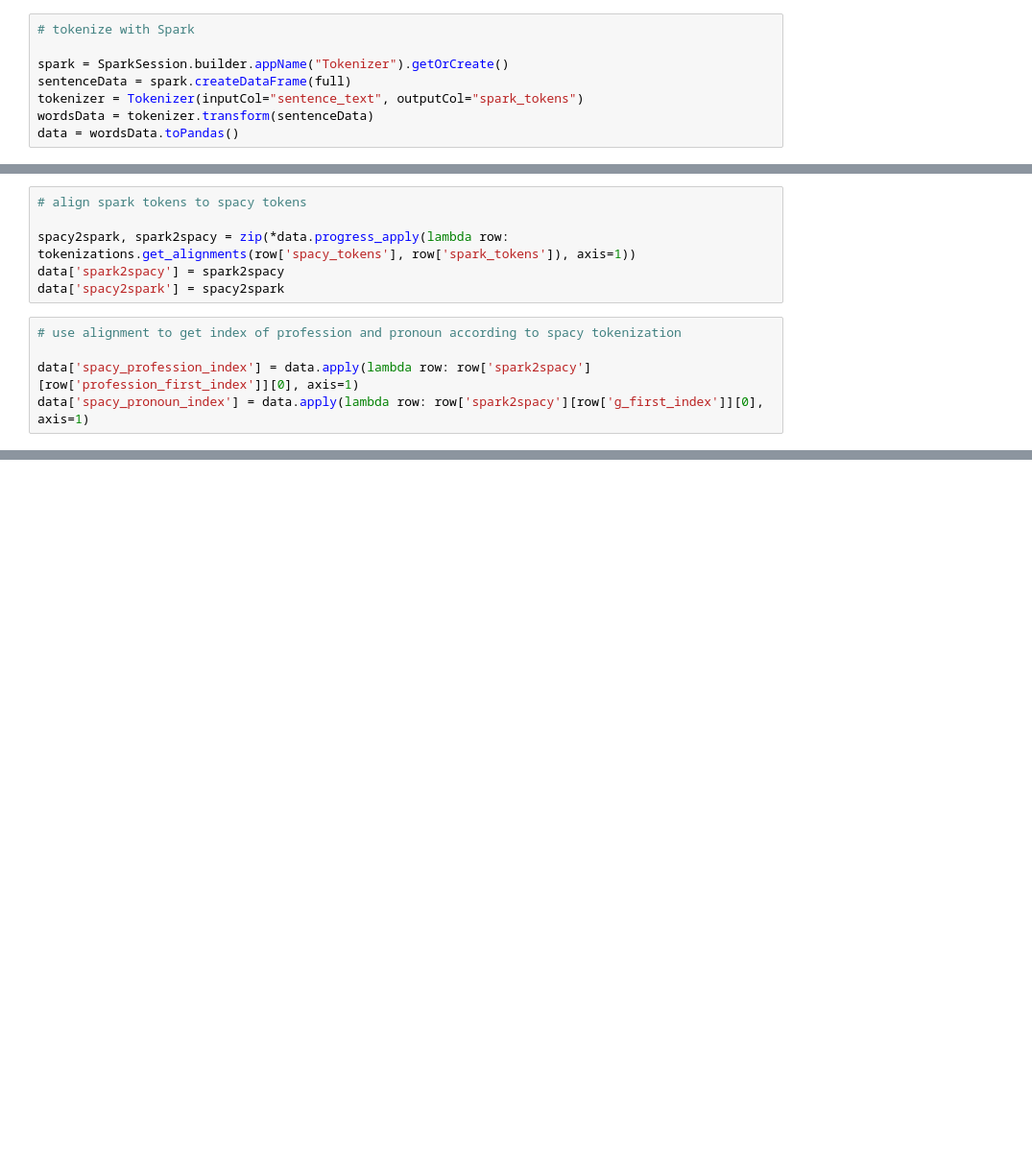
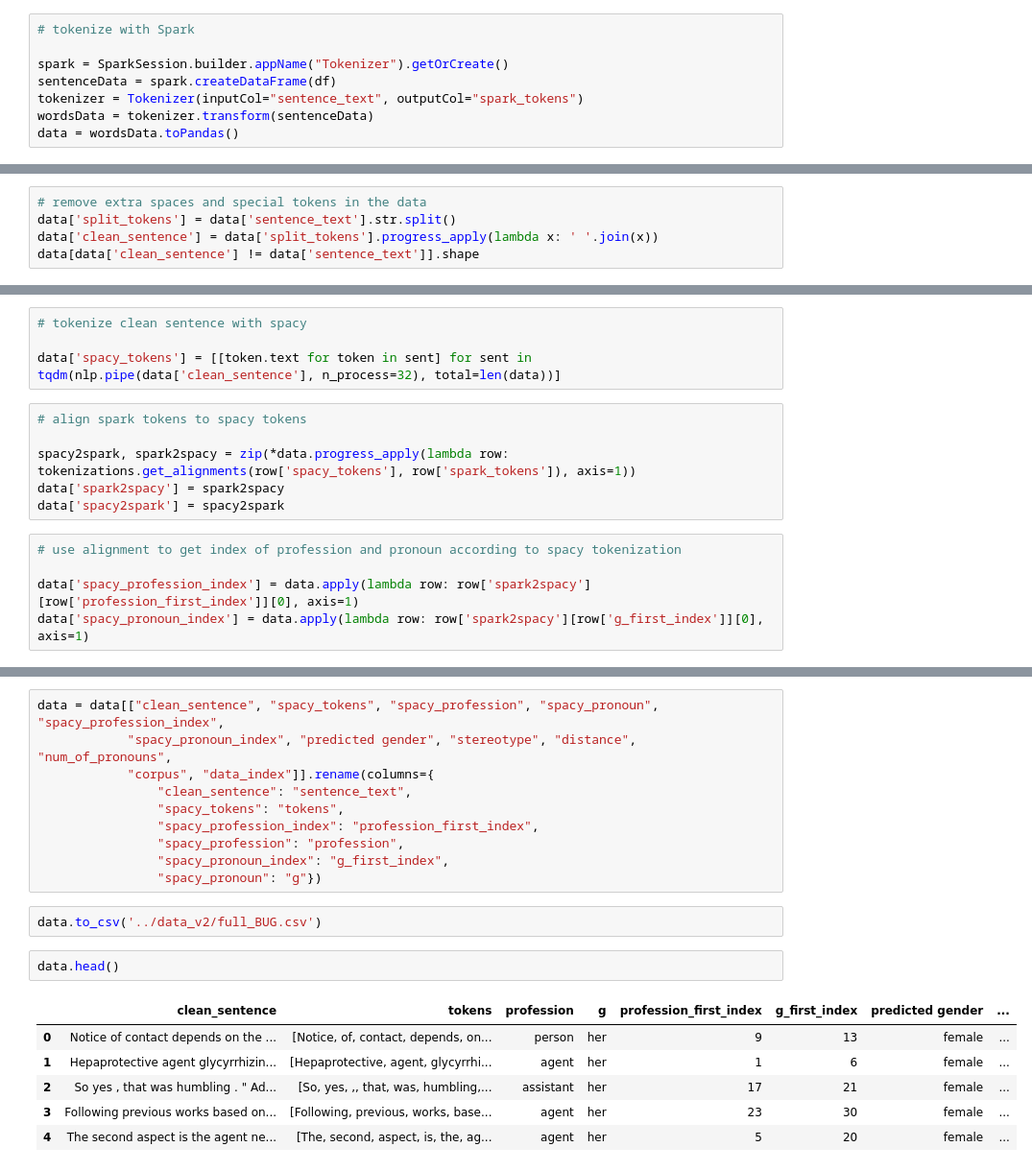
Before and after one commit to ariecattan/BUG, a Jupyter notebook: notebooks/fix_token_ids.ipynb, the cells around one changed output, grey strips where cells are left out. Shown at 96% size. Saved outputs shown, nothing was run; the diff lists cells and outputs as text; blank space fills up the shorter version.

Commit message:
remove additional spaces and unicde characters

```diff
--- a/notebooks/fix_token_ids.ipynb
+++ b/notebooks/fix_token_ids.ipynb
@@ -62,7 +132,7 @@ full[full['profession'] != full['spacy_profession']].shape
 # tokenize with Spark
 
 spark = SparkSession.builder.appName("Tokenizer").getOrCreate()
-sentenceData = spark.createDataFrame(full)
+sentenceData = spark.createDataFrame(df)
 tokenizer = Tokenizer(inputCol="sentence_text", outputCol="spark_tokens")
 wordsData = tokenizer.transform(sentenceData)
 data = wordsData.toPandas()
@@ -136,3 +203,8 @@ data.head()
 # %%
 ## spark tokenization is not good because it automatically lowers all tokens
 ## add alignment with spacy and get new token_id for both profession and pronoun
+# %%
+# remove extra spaces and special tokens in the data
+data['split_tokens'] = data['sentence_text'].str.split()
+data['clean_sentence'] = data['split_tokens'].progress_apply(lambda x: ' '.join(x))
+data[data['clean_sentence'] != data['sentence_text']].shape
@@ -139,3 +213,7 @@ data.head()
+# %%
+# tokenize clean sentence with spacy
+
+data['spacy_tokens'] = [[token.text for token in sent] for sent in tqdm(nlp.pipe(data['clean_sentence'], n_process=32), total=len(data))]
 # %%
 # align spark tokens to spacy tokens
 
@@ -166,0 +256,21 @@ data.head()
+# %%
+data = data[["clean_sentence", "spacy_tokens", "spacy_profession", "spacy_pronoun", "spacy_profession_index",
+            "spacy_pronoun_index", "predicted gender", "stereotype", "distance", "num_of_pronouns",
+            "corpus", "data_index"]].rename(columns={
+                "clean_sentence": "sentence_text",
+                "spacy_tokens": "tokens",
+                "spacy_profession_index": "profession_first_index",
+                "spacy_profession": "profession",
+                "spacy_pronoun_index": "g_first_index",
+                "spacy_pronoun": "g"})
+# %%
+data.to_csv('../data_v2/full_BUG.csv')
+# %%
+data.head()
+# %% [output]
+|  | clean_sentence | tokens | profession | g | profession_first_index | g_first_index | predicted gender | ... |
+| 0 | Notice of contact depends on the ... | [Notice, of, contact, depends, on... | person | her | 9 | 13 | female | ... |
+| 1 | Hepaprotective agent glycyrrhizin... | [Hepaprotective, agent, glycyrrhi... | agent | her | 1 | 6 | female | ... |
+| 2 | So yes , that was humbling . " Ad... | [So, yes, ,, that, was, humbling,... | assistant | her | 17 | 21 | female | ... |
+| 3 | Following previous works based on... | [Following, previous, works, base... | agent | her | 23 | 30 | female | ... |
+| 4 | The second aspect is the agent ne... | [The, second, aspect, is, the, ag... | agent | her | 5 | 20 | female | ... |
```
Also changed, not shown: parts of 22 cells of this notebook.
